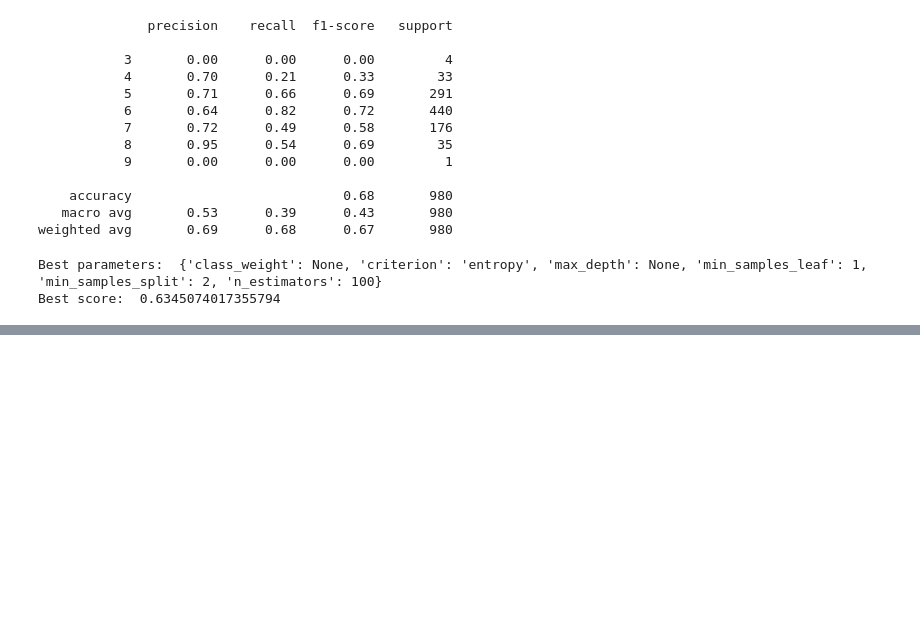
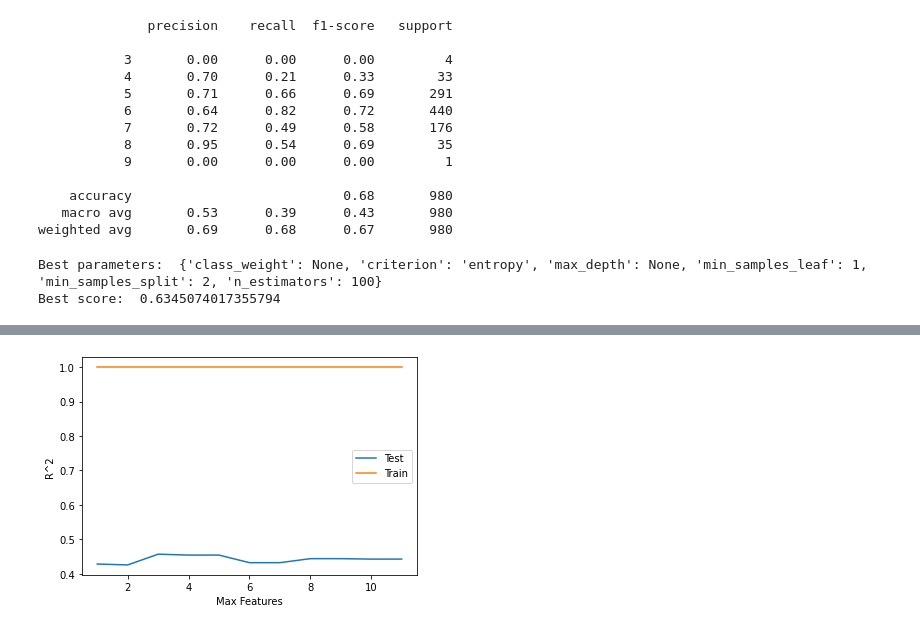
Before and after one commit to diegoschum/Zzz-303-3, a Jupyter notebook: diego_Random_Forest.ipynb, the cells around one changed output, grey strips where cells are left out. Cells and saved outputs as stored; diff of their text form; code cells hidden in the pictures; blank space fills up the shorter version.

```diff
--- a/diego_Random_Forest.ipynb
+++ b/diego_Random_Forest.ipynb
@@ -250,0 +372,28 @@ for i in np.linspace(10, 400, 40, dtype=int):
+# %%
+#plot max features vs accuracy
+from sklearn.metrics import r2_score
+from sklearn.metrics import mean_squared_error
+
+#initialize lists to store values
+test_score = []
+train_score = []
+
+#iterate over number of trees for classsifer
+for i in range(1, 12):
+    rf = RandomForestClassifier(n_estimators=100, max_features=i, random_state=42)
+    rf.fit(X_train, y_train.values.ravel())
+    y_pred = rf.predict(X_test)
+    test_score.append(r2_score(y_test, y_pred))
+    train_score.append(rf.score(X_train, y_train))
+
+#plot
+plt.plot(range(1, 12), test_score, label='Test')
+plt.plot(range(1, 12), train_score, label='Train')
+
+plt.xlabel('Max Features')
+plt.ylabel('R^2')
+
+plt.legend()
+plt.show()
+# %% [output]
+[figure, added]
```
Also changed, not shown: parts of 18 cells of this notebook, 1 other file.
